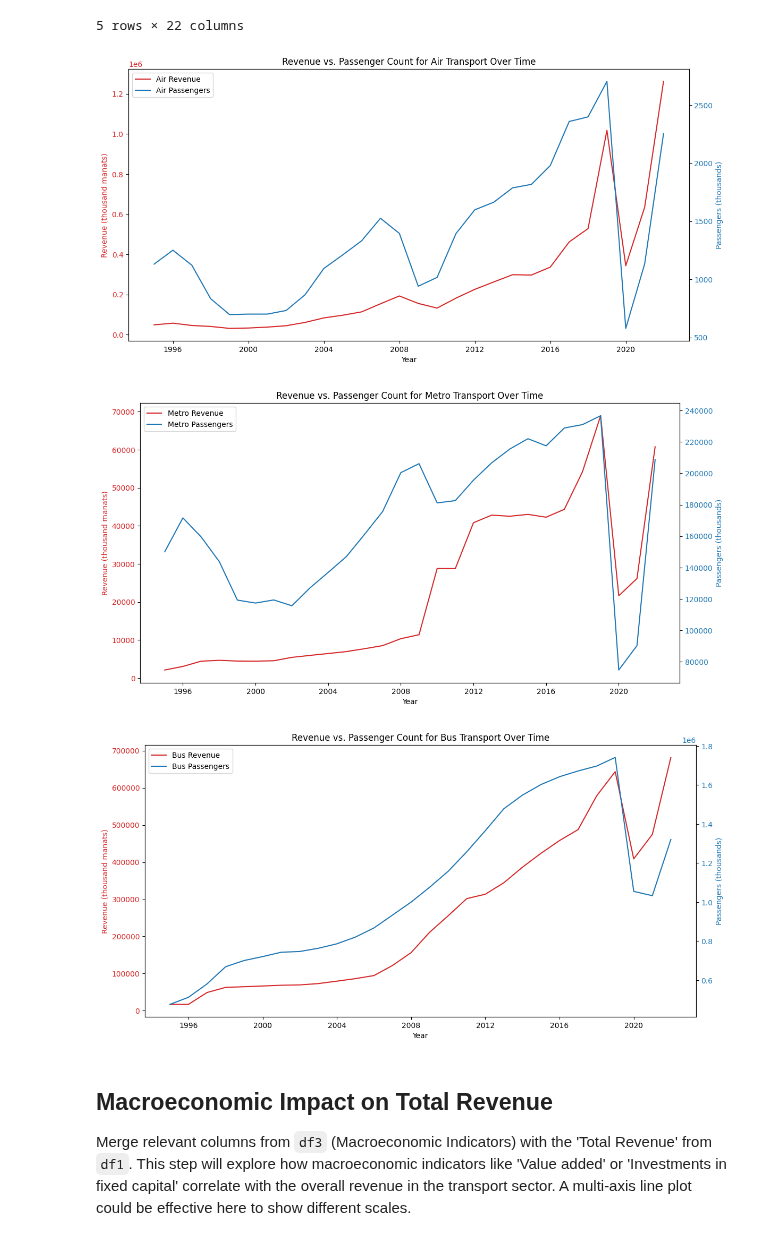
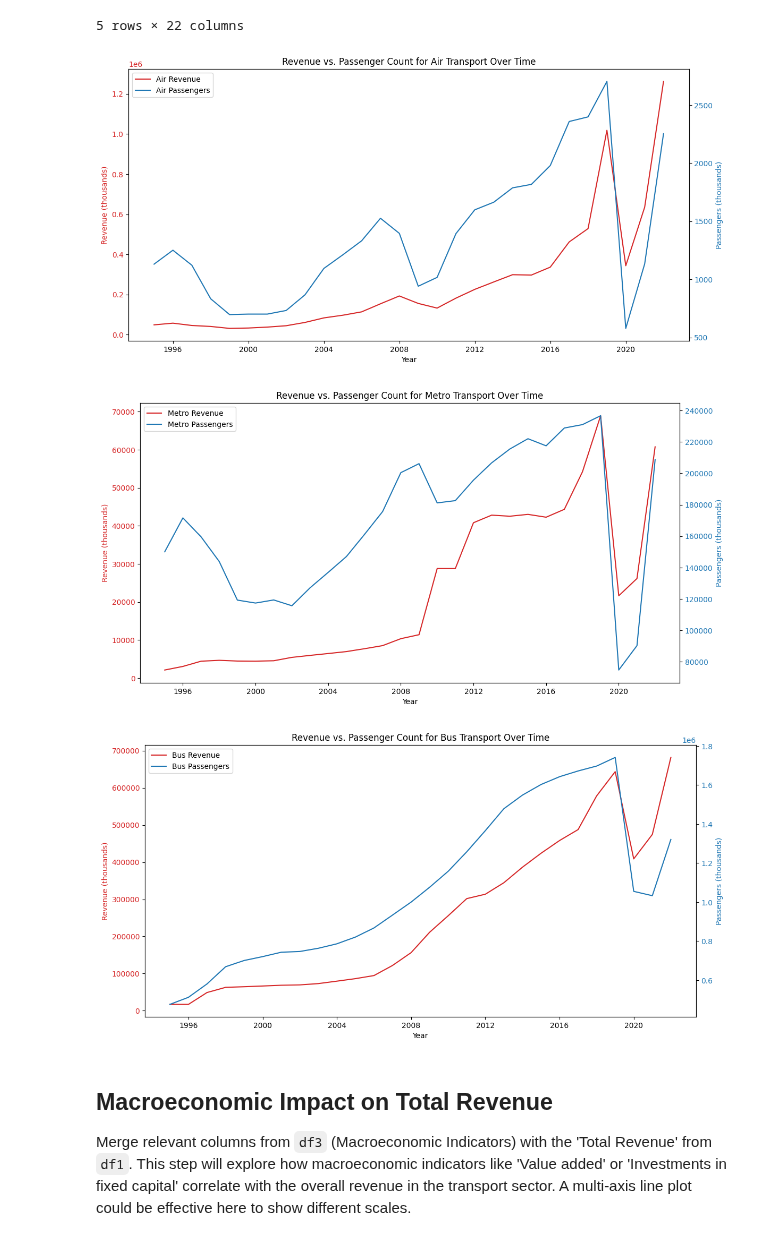
Before and after one commit to vugaer/OpenData.AZ-Analysis, a Jupyter notebook: analyze.ipynb, the cells around one changed output. Saved outputs shown, nothing was run; the diff lists cells and outputs as text; code cells hidden in the pictures.

```diff
--- a/analyze.ipynb
+++ b/analyze.ipynb
@@ -450,40 +461,37 @@ df_combined.head()
 # %%
 modes = {
     'Air': {'revenue_col': 'Air', 'passenger_col': 'Air – Intercity (thousand passengers)', 'title_suffix': 'Air Transport'},
     'Metro': {'revenue_col': 'Metro', 'passenger_col': 'Metro – Urban (thousand passengers)', 'title_suffix': 'Metro Transport'},
     'Bus': {'revenue_col': 'Bus', 'passenger_col': 'Total Bus Passengers', 'title_suffix': 'Bus Transport'}
 }
 
 for mode, cols in modes.items():
     fig, ax1 = plt.subplots(figsize=(12, 6))
 
-    # Plotting Revenue on primary y-axis
     color = 'tab:red'
     ax1.set_xlabel('Year')
-    ax1.set_ylabel('Revenue (thousand manats)', color=color)
+    ax1.set_ylabel('Revenue (thousands)', color=color)
     ax1.plot(df_combined.index, df_combined[cols['revenue_col']], color=color, label=f'{mode} Revenue')
     ax1.tick_params(axis='y', labelcolor=color)
 
-    # Create a secondary y-axis for Passenger Count
     ax2 = ax1.twinx()
     color = 'tab:blue'
     ax2.set_ylabel('Passengers (thousands)', color=color)
     ax2.plot(df_combined.index, df_combined[cols['passenger_col']], color=color, label=f'{mode} Passengers')
     ax2.tick_params(axis='y', labelcolor=color)
 
-    fig.tight_layout()  # otherwise the right y-label is slightly clipped
+    fig.tight_layout()
     plt.title(f"Revenue vs. Passenger Count for {cols['title_suffix']} Over Time")
 
-    # Add legends for both axes
     lines, labels = ax1.get_legend_handles_labels()
     lines2, labels2 = ax2.get_legend_handles_labels()
     ax2.legend(lines + lines2, labels + labels2, loc='upper left')
 
     plt.show()
 # %% [output]
-[figure, old version]
+[figure, new version]
-[figure, old version]
+[figure, new version]
-[figure, old version]
+[figure, new version]
 # %% [markdown]
 ## Macroeconomic Impact on Total Revenue
 
```
Also changed, not shown: parts of 19 cells of this notebook.
